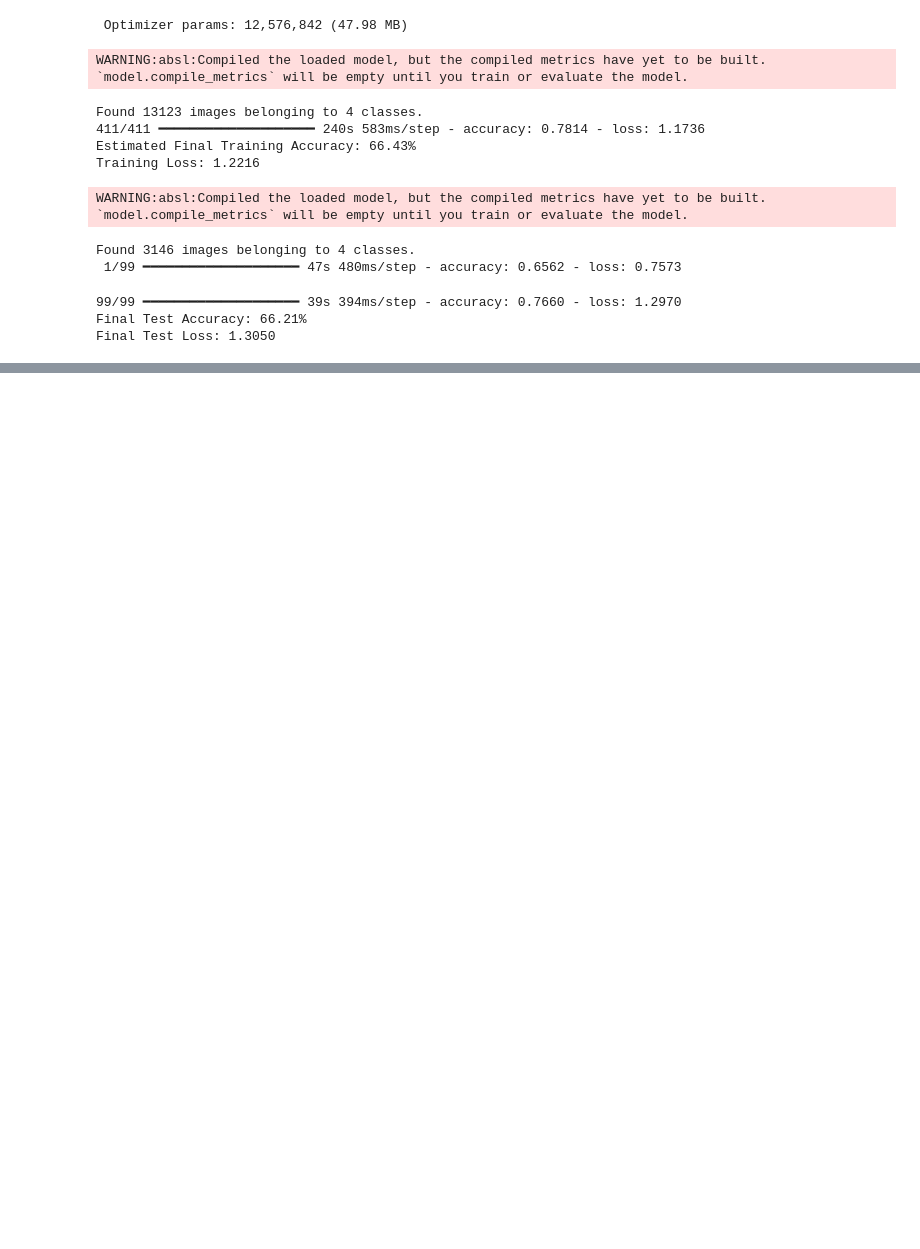
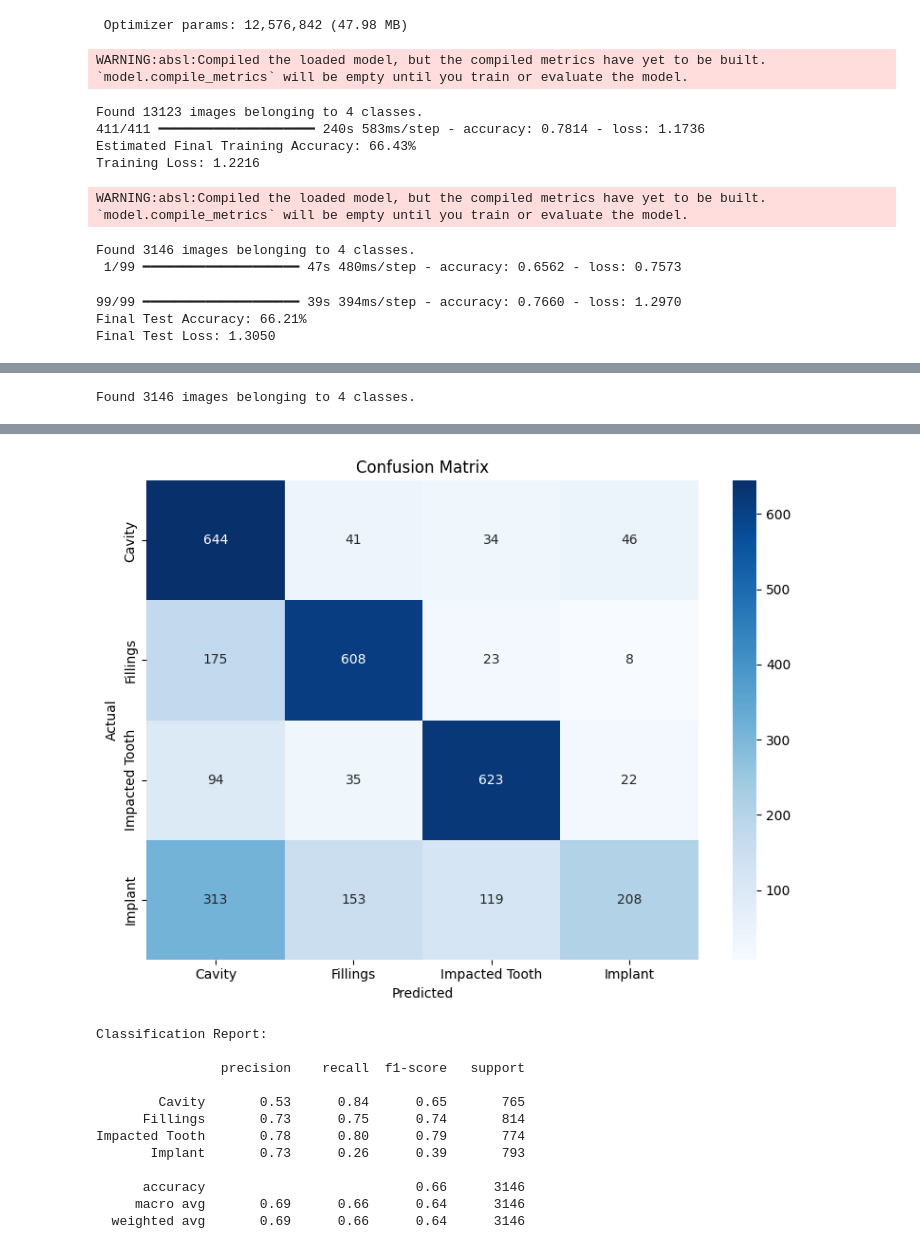
Before and after one commit to SaiTejaPerumalla-5297/perumalla-B00115297-Spring-2025, a Jupyter notebook: src/training/train_custom_cnn_v4.ipynb, the cells around one changed output, grey strips where cells are left out. Drawn from its saved outputs; the diff is of its cells as text; code cells hidden in the pictures; blank space fills up the shorter version.

```diff
--- a/src/training/train_custom_cnn_v4.ipynb
+++ b/src/training/train_custom_cnn_v4.ipynb
@@ -186,3 +186,53 @@ Found 3146 images belonging to 4 classes.
 99/99 ━━━━━━━━━━━━━━━━━━━━ 39s 394ms/step - accuracy: 0.7660 - loss: 1.2970
 Final Test Accuracy: 66.21%
 Final Test Loss: 1.3050
+# %%
+import numpy as np
+import matplotlib.pyplot as plt
+import seaborn as sns
+from sklearn.metrics import confusion_matrix, classification_report
+from tensorflow.keras.models import load_model
+from tensorflow.keras.preprocessing.image import ImageDataGenerator
+
+# Load trained model
+model = load_model("models/custom_cnn_teeth_health_v4.h5")
+
+# Test data path
+test_dir = "D:/Major Project/normalized/test"
+
+# Image preprocessing
+test_datagen = ImageDataGenerator(rescale=1./255)
+
+test_generator = test_datagen.flow_from_directory(
+    test_dir,
+    target_size=(224, 224),
+    batch_size=32,
+    class_mode='categorical',
+    shuffle=False
+)
+
+# Predict
+pred_probs = model.predict(test_generator)
+y_pred = np.argmax(pred_probs, axis=1)
+y_true = test_generator.classes
+
+# Class labels
+class_labels = list(test_generator.class_indices.keys())
+
+# Confusion Matrix
+cm = confusion_matrix(y_true, y_pred)
+
+# Heatmap
+plt.figure(figsize=(8, 6))
+sns.heatmap(cm, annot=True, fmt="d", cmap="Blues", xticklabels=class_labels, yticklabels=class_labels)
+plt.xlabel("Predicted")
+plt.ylabel("Actual")
+plt.title("Confusion Matrix")
+plt.tight_layout()
+plt.show()
+
+# Classification Report
+report = classification_report(y_true, y_pred, target_names=class_labels)
+print("Classification Report:\n")
+print(report)
+# %% [output]
@@ -188,0 +240 @@ Final Test Loss: 1.3050
+Found 3146 images belonging to 4 classes.
@@ -188,0 +242,13 @@ Final Test Loss: 1.3050
+[figure, added]
+Classification Report:
+
+                precision    recall  f1-score   support
+
+        Cavity       0.53      0.84      0.65       765
+      Fillings       0.73      0.75      0.74       814
+Impacted Tooth       0.78      0.80      0.79       774
+       Implant       0.73      0.26      0.39       793
+
+      accuracy                           0.66      3146
+     macro avg       0.69      0.66      0.64      3146
+  weighted avg       0.69      0.66      0.64      3146
```
Also changed, not shown: parts of 1 cell of this notebook, 6 other files.
